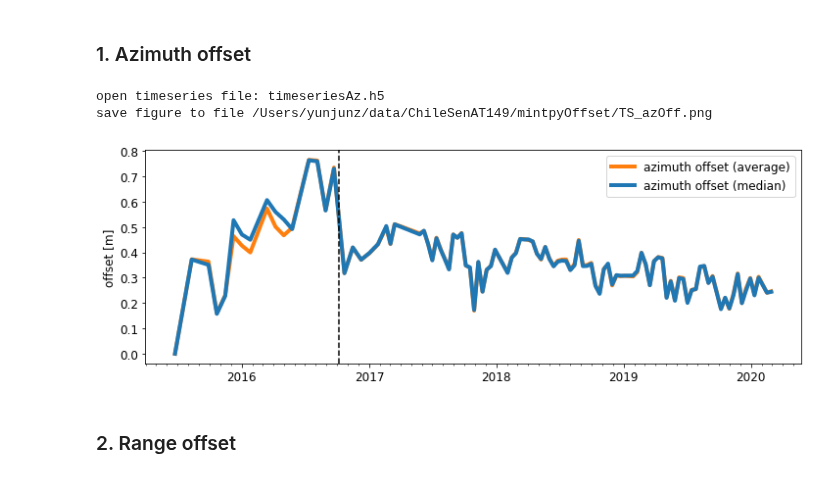
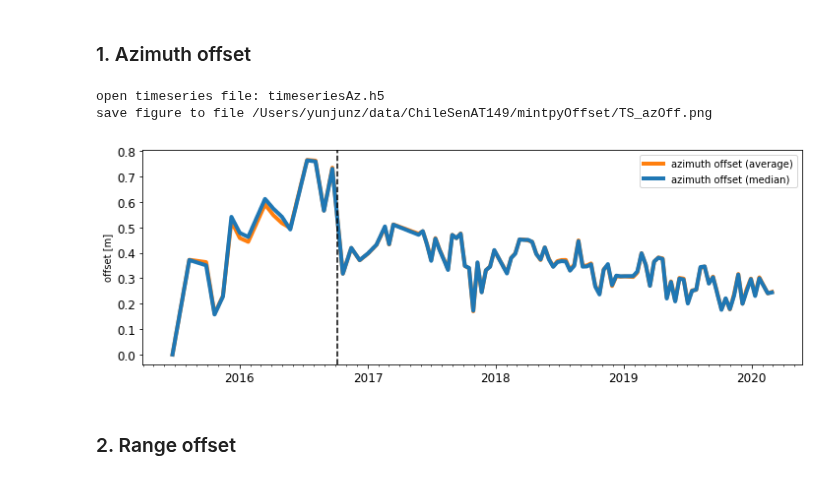
Before and after one commit to yunjunz/2022-Geolocation, a Jupyter notebook: atmos.ipynb, the cells around one changed output. Cells and saved outputs as stored; diff of their text form; code cells hidden in the pictures.

Commit message:
use swath 1 in az off for dates with IPF 2.60-2.70

```diff
--- a/atmos.ipynb
+++ b/atmos.ipynb
@@ -25,6 +25,7 @@ tec_dir = os.path.expanduser('~/data/atmosphere/TEC')
 geom_file = os.path.join(work_dir, 'inputs/geometryRadar.h5')
 mask_file = os.path.join(work_dir, 'maskTempCoh.h5')
 mask, atr = readfile.read(mask_file)
+mask = mask.flatten()
 length, width = float(atr['LENGTH']), float(atr['WIDTH'])
 num_pixel = length * width
 center_idx = int(width * (length / 2) + width / 2)
@@ -38,35 +39,43 @@ ts_obj = timeseries(ts_file)
 ts_obj.open()
 
 ## read data
 ts_data = readfile.read(ts_file)[0]
 ts_data = ts_data.reshape(ts_obj.numDate, -1)    # flatten
 ts_data -= ts_data[0,:]                          # reference to the first date
-ts_data[:, mask.flatten()==0] = np.nan           # mask invalid pixels
+ts_data[:, mask==0] = np.nan           # mask invalid pixels
+
+# for dates with IPF in [2.60, 2.70], use swath 1 only
+mask_swath1_file = os.path.join(work_dir, 'maskTempCohSwath1.h5')
+mask_swath1 = readfile.read(mask_swath1_file)[0].flatten()
+IPFs = [float(i) for i in ts_obj.metadata['SENTINEL1_IPF'].split()]
+for i in range(ts_obj.numDate):
+    if 2.60 <= IPFs[i] <= 2.70:
+        ts_data[i, mask_swath1==0] = np.nan
 
 ## calculate median and mean
 ts_az_med = np.nanmedian(ts_data, axis=-1)
 ts_az_avg = np.nanmean(ts_data, axis=-1)
 
 ## plot
 fig, ax = plt.subplots(figsize=[12, 4])
 ax.plot(ts_obj.times, ts_az_avg, linewidth=4, color=pp.mplColors[1], label='azimuth offset (average)')
 ax.plot(ts_obj.times, ts_az_med, linewidth=4, color=pp.mplColors[0], label='azimuth offset (median)')
 pp.auto_adjust_xaxis_date(ax, ts_obj.times, every_year=1, buffer_year=None)
 ax.set_ylabel('offset [m]')
 plt.legend()
 
 ## date of interest
 ax.axvline(x=datetime.datetime(2016, 10, 7), linestyle='--', color='k')
 
 # output
 out_fig = os.path.abspath('TS_azOff.png')
 print('save figure to file', out_fig)
 plt.savefig(out_fig, bbox_inches='tight', transparent=True, dpi=300)
 plt.show()
 # %% [output]
 open timeseries file: timeseriesAz.h5
 save figure to file /Users/yunjunz/data/ChileSenAT149/mintpyOffset/TS_azOff.png
-[figure, old version]
+[figure, new version]
 # %% [markdown]
 ### 2. Range offset
 # %%
```
Also changed, not shown: parts of 1 cell of this notebook, 1 other file.
